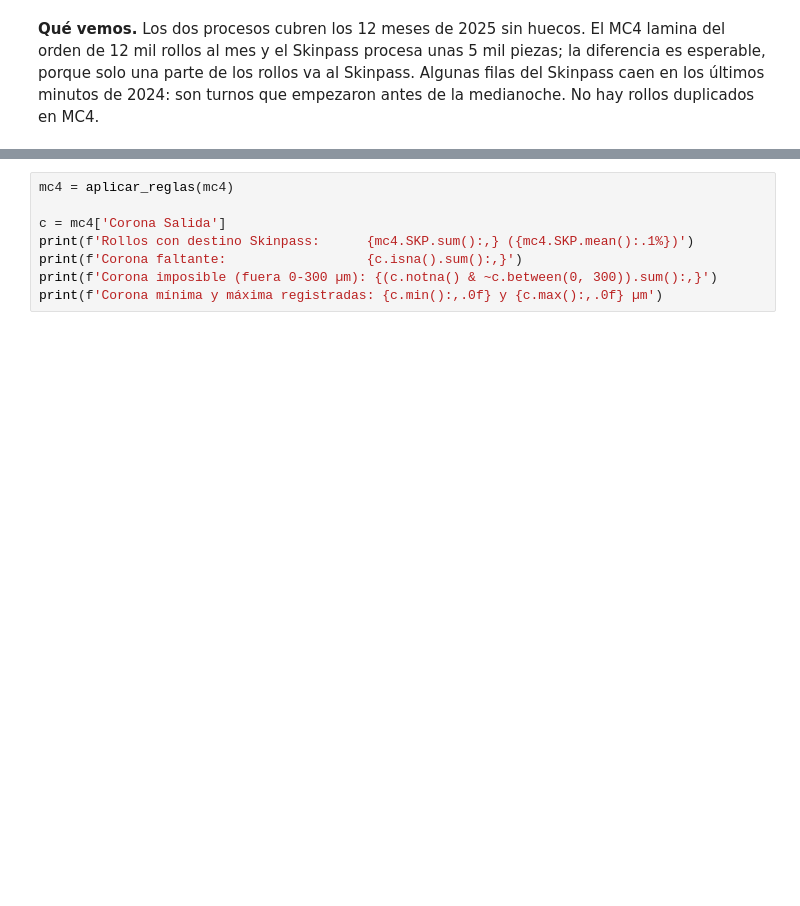
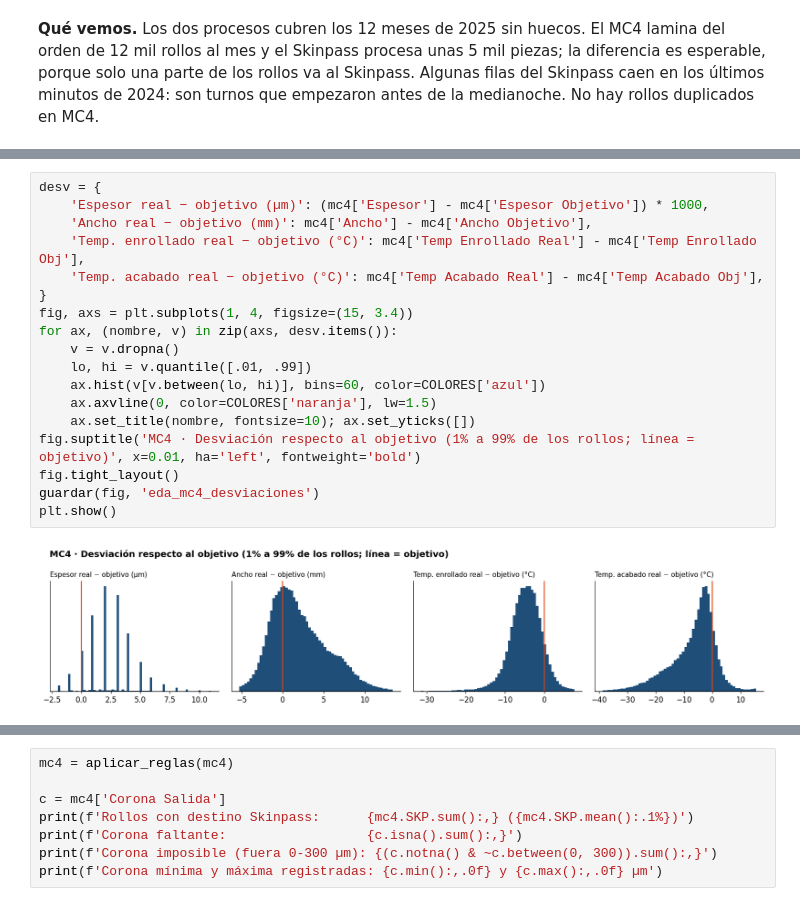
Before and after one commit to DiegoLarrieta/Entregable_Reto, a Jupyter notebook: notebooks/01_datos.ipynb, the cells around one changed output, grey strips where cells are left out. Drawn from its saved outputs; the diff is of its cells as text; blank space fills up the shorter version.

```diff
--- a/notebooks/01_datos.ipynb
+++ b/notebooks/01_datos.ipynb
@@ -101,0 +314,20 @@ plt.show()
+# %%
+desv = {
+    'Espesor real − objetivo (µm)': (mc4['Espesor'] - mc4['Espesor Objetivo']) * 1000,
+    'Ancho real − objetivo (mm)': mc4['Ancho'] - mc4['Ancho Objetivo'],
+    'Temp. enrollado real − objetivo (°C)': mc4['Temp Enrollado Real'] - mc4['Temp Enrollado Obj'],
+    'Temp. acabado real − objetivo (°C)': mc4['Temp Acabado Real'] - mc4['Temp Acabado Obj'],
+}
+fig, axs = plt.subplots(1, 4, figsize=(15, 3.4))
+for ax, (nombre, v) in zip(axs, desv.items()):
+    v = v.dropna()
+    lo, hi = v.quantile([.01, .99])
+    ax.hist(v[v.between(lo, hi)], bins=60, color=COLORES['azul'])
+    ax.axvline(0, color=COLORES['naranja'], lw=1.5)
+    ax.set_title(nombre, fontsize=10); ax.set_yticks([])
+fig.suptitle('MC4 · Desviación respecto al objetivo (1% a 99% de los rollos; línea = objetivo)', x=0.01, ha='left', fontweight='bold')
+fig.tight_layout()
+guardar(fig, 'eda_mc4_desviaciones')
+plt.show()
+# %% [output]
+[figure, added]
```
Also changed, not shown: parts of 42 cells of this notebook, 17 other files.
